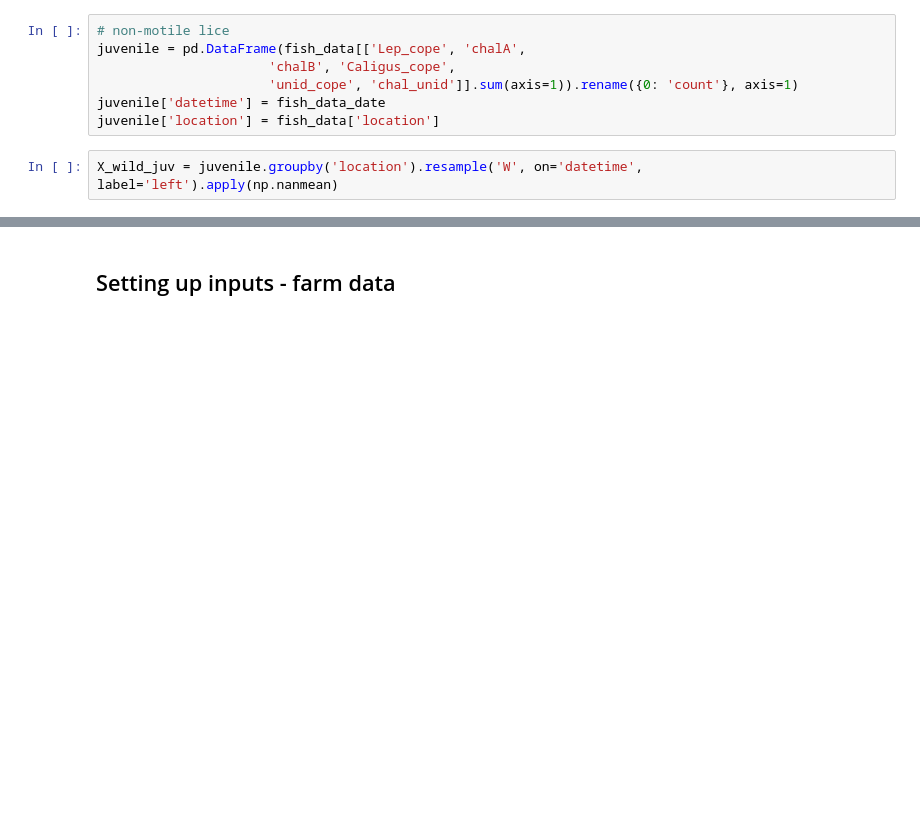
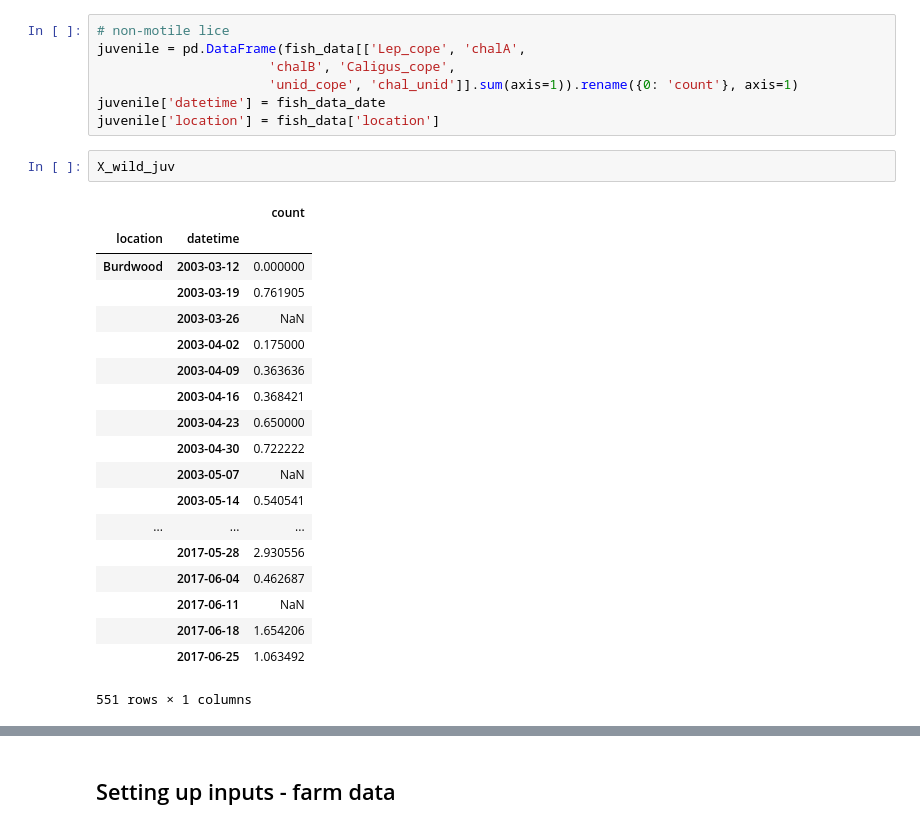
Before and after one commit to TristanGarry/sea-lice-forecasting, a Jupyter notebook: prelim_model_testing.ipynb, the cells around one changed output, grey strips where cells are left out. Drawn from its saved outputs; the diff is of its cells as text; blank space fills up the shorter version.

```diff
--- a/prelim_model_testing.ipynb
+++ b/prelim_model_testing.ipynb
@@ -110,5 +206,25 @@ juvenile = pd.DataFrame(fish_data[['Lep_cope', 'chalA',
                       'unid_cope', 'chal_unid']].sum(axis=1)).rename({0: 'count'}, axis=1)
 juvenile['datetime'] = fish_data_date
 juvenile['location'] = fish_data['location']
-# %%
-X_wild_juv = juvenile.groupby('location').resample('W', on='datetime', label='left').apply(np.nanmean)
+# %%
+X_wild_juv
+# %% [output]
+|  |  | count |
+| location | datetime |  |
+| Burdwood | 2003-03-12 | 0.000000 |
+|  | 2003-03-19 | 0.761905 |
+|  | 2003-03-26 | NaN |
+|  | 2003-04-02 | 0.175000 |
+|  | 2003-04-09 | 0.363636 |
+|  | 2003-04-16 | 0.368421 |
+|  | 2003-04-23 | 0.650000 |
+|  | 2003-04-30 | 0.722222 |
+|  | 2003-05-07 | NaN |
+|  | 2003-05-14 | 0.540541 |
+| ... | ... | ... |
+|  | 2017-05-28 | 2.930556 |
+|  | 2017-06-04 | 0.462687 |
+|  | 2017-06-11 | NaN |
+|  | 2017-06-18 | 1.654206 |
+|  | 2017-06-25 | 1.063492 |
+551 rows × 1 columns
```
Also changed, not shown: parts of 35 cells of this notebook.
